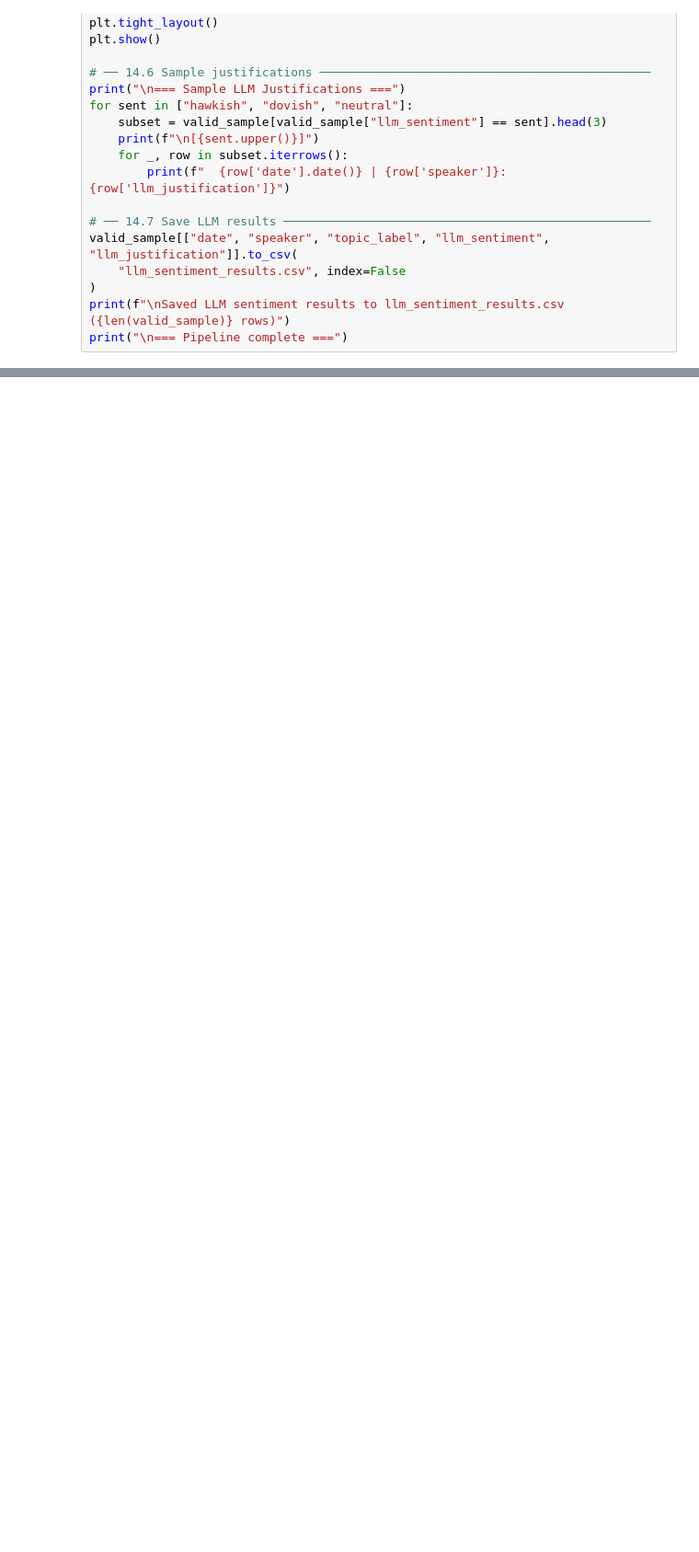
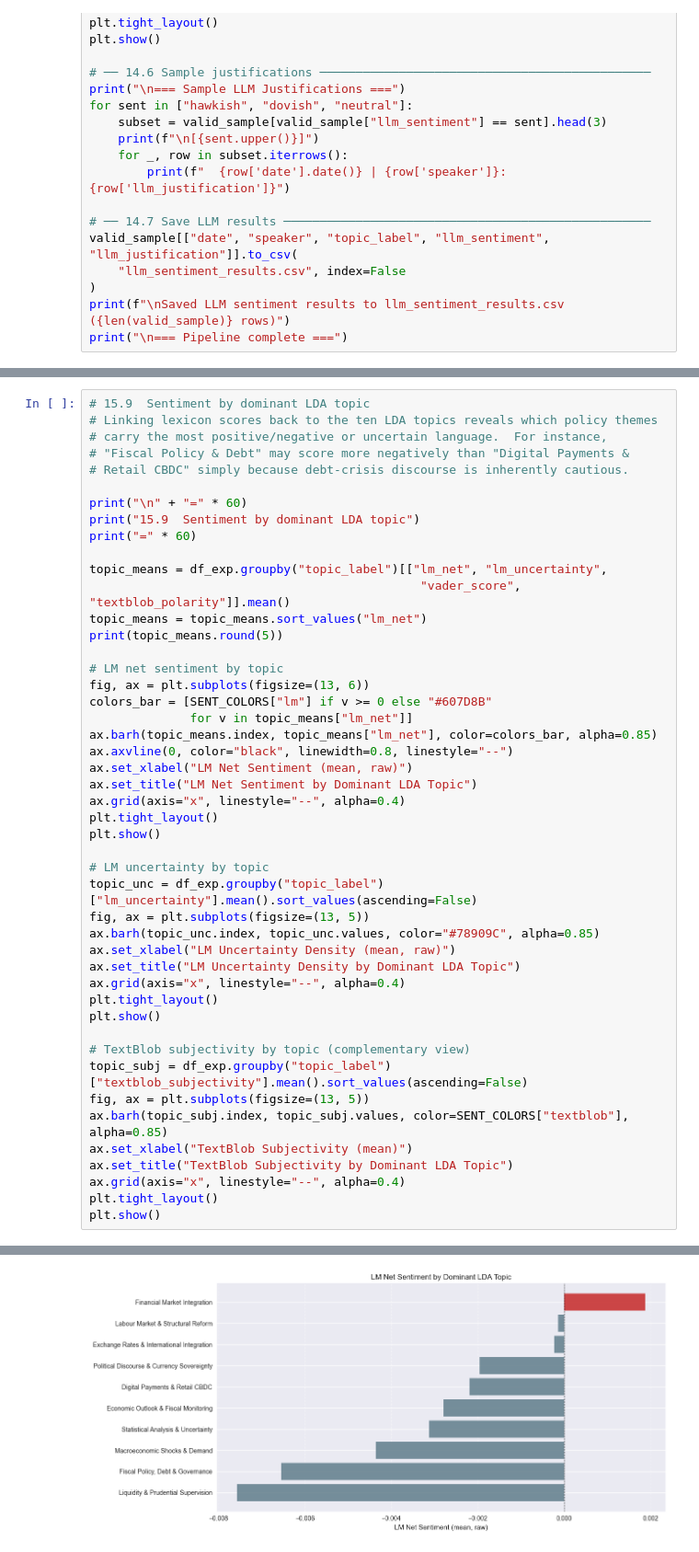
Before and after one commit to maximiliansteinecon/NLP_ECB_SPEECHES, a Jupyter notebook: ecb_speeches_full_project.ipynb, the cells around one changed output, grey strips where cells are left out. Shown at 92% size. Saved outputs shown, nothing was run; the diff lists cells and outputs as text; blank space fills up the shorter version.

```diff
--- a/ecb_speeches_full_project.ipynb
+++ b/ecb_speeches_full_project.ipynb
@@ -1616,0 +1977,48 @@ print("\n=== Pipeline complete ===")
+# %%
+# 15.9  Sentiment by dominant LDA topic
+# Linking lexicon scores back to the ten LDA topics reveals which policy themes
+# carry the most positive/negative or uncertain language.  For instance,
+# "Fiscal Policy & Debt" may score more negatively than "Digital Payments &
+# Retail CBDC" simply because debt-crisis discourse is inherently cautious.
+
+print("\n" + "=" * 60)
+print("15.9  Sentiment by dominant LDA topic")
+print("=" * 60)
+
+topic_means = df_exp.groupby("topic_label")[["lm_net", "lm_uncertainty",
+                                              "vader_score", "textblob_polarity"]].mean()
+topic_means = topic_means.sort_values("lm_net")
+print(topic_means.round(5))
+
+# LM net sentiment by topic
+fig, ax = plt.subplots(figsize=(13, 6))
+colors_bar = [SENT_COLORS["lm"] if v >= 0 else "#607D8B"
+              for v in topic_means["lm_net"]]
+ax.barh(topic_means.index, topic_means["lm_net"], color=colors_bar, alpha=0.85)
+ax.axvline(0, color="black", linewidth=0.8, linestyle="--")
+ax.set_xlabel("LM Net Sentiment (mean, raw)")
+ax.set_title("LM Net Sentiment by Dominant LDA Topic")
+ax.grid(axis="x", linestyle="--", alpha=0.4)
+plt.tight_layout()
+plt.show()
+
+# LM uncertainty by topic
+topic_unc = df_exp.groupby("topic_label")["lm_uncertainty"].mean().sort_values(ascending=False)
+fig, ax = plt.subplots(figsize=(13, 5))
+ax.barh(topic_unc.index, topic_unc.values, color="#78909C", alpha=0.85)
+ax.set_xlabel("LM Uncertainty Density (mean, raw)")
+ax.set_title("LM Uncertainty Density by Dominant LDA Topic")
+ax.grid(axis="x", linestyle="--", alpha=0.4)
+plt.tight_layout()
+plt.show()
+
+# TextBlob subjectivity by topic (complementary view)
+topic_subj = df_exp.groupby("topic_label")["textblob_subjectivity"].mean().sort_values(ascending=False)
+fig, ax = plt.subplots(figsize=(13, 5))
+ax.barh(topic_subj.index, topic_subj.values, color=SENT_COLORS["textblob"], alpha=0.85)
+ax.set_xlabel("TextBlob Subjectivity (mean)")
+ax.set_title("TextBlob Subjectivity by Dominant LDA Topic")
+ax.grid(axis="x", linestyle="--", alpha=0.4)
+plt.tight_layout()
+plt.show()
+# %% [output]
@@ -1616,0 +2042 @@ print("\n=== Pipeline complete ===")
+[figure, added]
```
Also changed, not shown: parts of 18 cells of this notebook.
